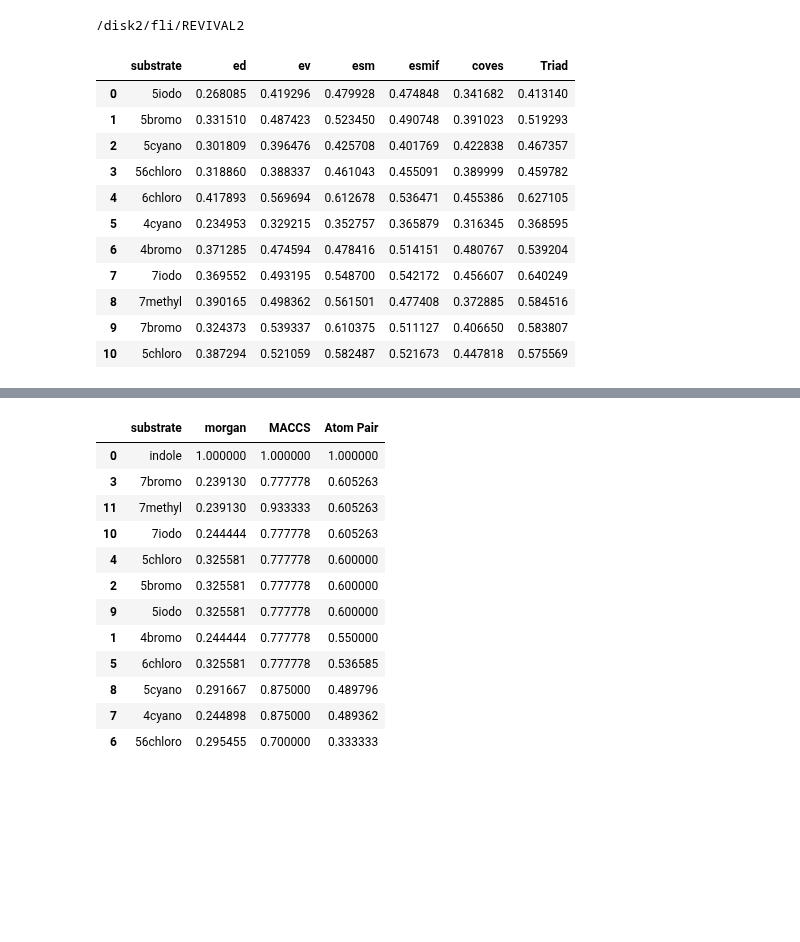
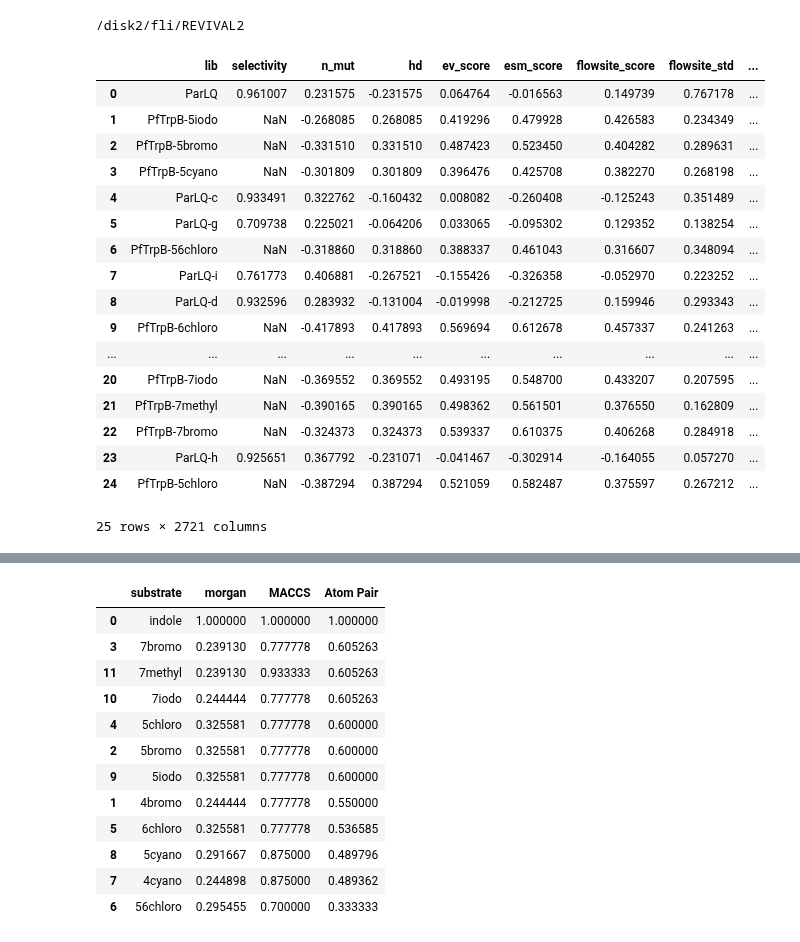
Before and after one commit to fhalab/substrate_aware_zs, a Jupyter notebook: sandbox/sub_vis.ipynb, the cells around one changed output, grey strips where cells are left out. Cells and saved outputs as stored; diff of their text form; code cells hidden in the pictures; blank space fills up the shorter version.

```diff
--- a/sandbox/sub_vis.ipynb
+++ b/sandbox/sub_vis.ipynb
@@ -58,15 +25,0 @@ zs_sum_df = pd.DataFrame(results, columns=["substrate"] + list(columns.keys()))
-# %%
-zs_sum_df
-# %% [output]
-|  | substrate | ed | ev | esm | esmif | coves | Triad |
-| 0 | 5iodo | 0.268085 | 0.419296 | 0.479928 | 0.474848 | 0.341682 | 0.413140 |
-| 1 | 5bromo | 0.331510 | 0.487423 | 0.523450 | 0.490748 | 0.391023 | 0.519293 |
-| 2 | 5cyano | 0.301809 | 0.396476 | 0.425708 | 0.401769 | 0.422838 | 0.467357 |
-| 3 | 56chloro | 0.318860 | 0.388337 | 0.461043 | 0.455091 | 0.389999 | 0.459782 |
-| 4 | 6chloro | 0.417893 | 0.569694 | 0.612678 | 0.536471 | 0.455386 | 0.627105 |
-| 5 | 4cyano | 0.234953 | 0.329215 | 0.352757 | 0.365879 | 0.316345 | 0.368595 |
-| 6 | 4bromo | 0.371285 | 0.474594 | 0.478416 | 0.514151 | 0.480767 | 0.539204 |
-| 7 | 7iodo | 0.369552 | 0.493195 | 0.548700 | 0.542172 | 0.456607 | 0.640249 |
-| 8 | 7methyl | 0.390165 | 0.498362 | 0.561501 | 0.477408 | 0.372885 | 0.584516 |
-| 9 | 7bromo | 0.324373 | 0.539337 | 0.610375 | 0.511127 | 0.406650 | 0.583807 |
-| 10 | 5chloro | 0.387294 | 0.521059 | 0.582487 | 0.521673 | 0.447818 | 0.575569 |
@@ -72,0 +173,22 @@ zs_sum_df
+# %%
+df_rho = pd.read_csv("/disk2/fli/REVIVAL2/zs/metrics/fit_rho.csv")
+df_rho
+# %% [output]
+|  | lib | selectivity | n_mut | hd | ev_score | esm_score | flowsite_score | flowsite_std | ... |
+| 0 | ParLQ | 0.961007 | 0.231575 | -0.231575 | 0.064764 | -0.016563 | 0.149739 | 0.767178 | ... |
+| 1 | PfTrpB-5iodo | NaN | -0.268085 | 0.268085 | 0.419296 | 0.479928 | 0.426583 | 0.234349 | ... |
+| 2 | PfTrpB-5bromo | NaN | -0.331510 | 0.331510 | 0.487423 | 0.523450 | 0.404282 | 0.289631 | ... |
+| 3 | PfTrpB-5cyano | NaN | -0.301809 | 0.301809 | 0.396476 | 0.425708 | 0.382270 | 0.268198 | ... |
+| 4 | ParLQ-c | 0.933491 | 0.322762 | -0.160432 | 0.008082 | -0.260408 | -0.125243 | 0.351489 | ... |
+| 5 | ParLQ-g | 0.709738 | 0.225021 | -0.064206 | 0.033065 | -0.095302 | 0.129352 | 0.138254 | ... |
+| 6 | PfTrpB-56chloro | NaN | -0.318860 | 0.318860 | 0.388337 | 0.461043 | 0.316607 | 0.348094 | ... |
+| 7 | ParLQ-i | 0.761773 | 0.406881 | -0.267521 | -0.155426 | -0.326358 | -0.052970 | 0.223252 | ... |
+| 8 | ParLQ-d | 0.932596 | 0.283932 | -0.131004 | -0.019998 | -0.212725 | 0.159946 | 0.293343 | ... |
+| 9 | PfTrpB-6chloro | NaN | -0.417893 | 0.417893 | 0.569694 | 0.612678 | 0.457337 | 0.241263 | ... |
+| ... | ... | ... | ... | ... | ... | ... | ... | ... | ... |
+| 20 | PfTrpB-7iodo | NaN | -0.369552 | 0.369552 | 0.493195 | 0.548700 | 0.433207 | 0.207595 | ... |
+| 21 | PfTrpB-7methyl | NaN | -0.390165 | 0.390165 | 0.498362 | 0.561501 | 0.376550 | 0.162809 | ... |
+| 22 | PfTrpB-7bromo | NaN | -0.324373 | 0.324373 | 0.539337 | 0.610375 | 0.406268 | 0.284918 | ... |
+| 23 | ParLQ-h | 0.925651 | 0.367792 | -0.231071 | -0.041467 | -0.302914 | -0.164055 | 0.057270 | ... |
+| 24 | PfTrpB-5chloro | NaN | -0.387294 | 0.387294 | 0.521059 | 0.582487 | 0.375597 | 0.267212 | ... |
+25 rows × 2721 columns
```
Also changed, not shown: parts of 26 cells of this notebook, 26 other files.
